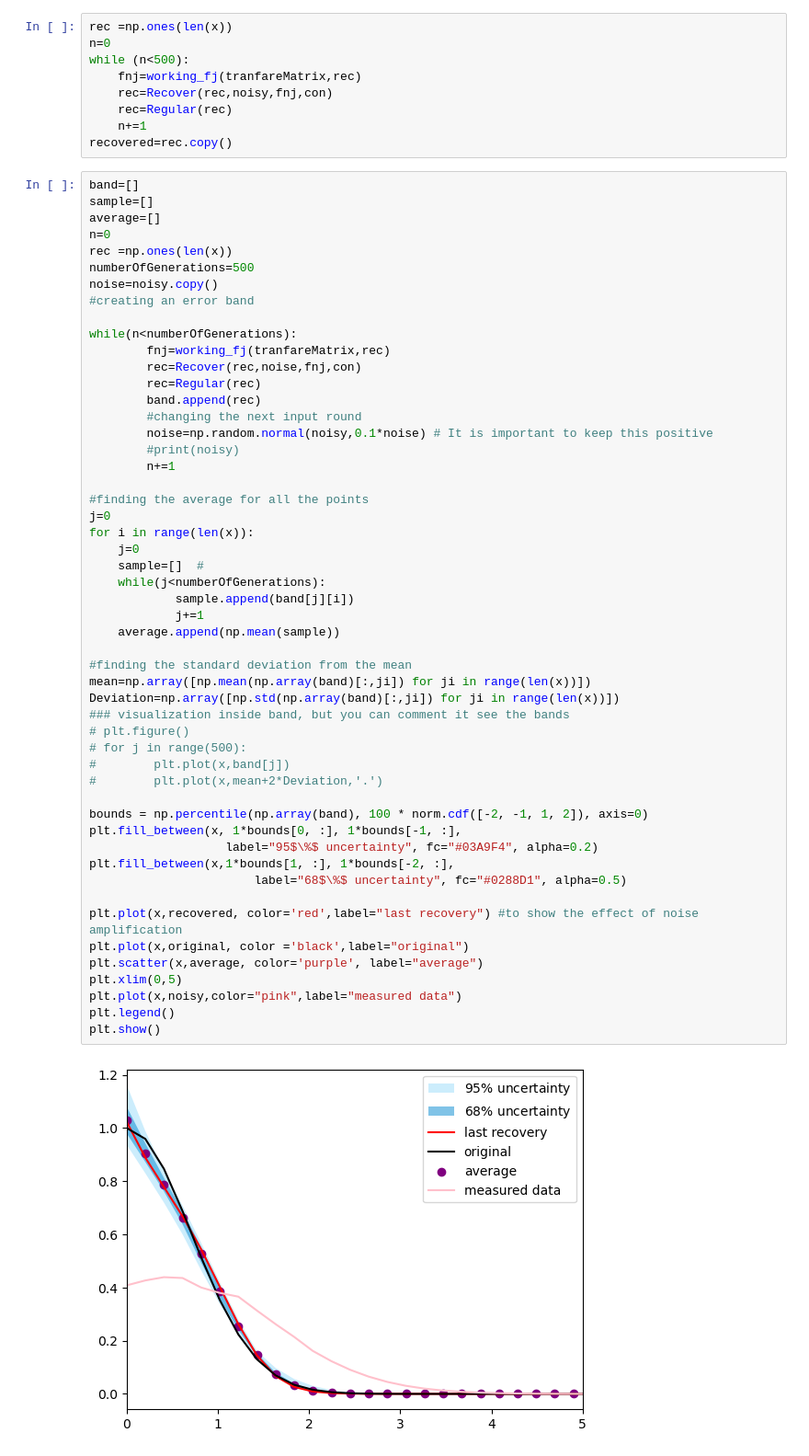
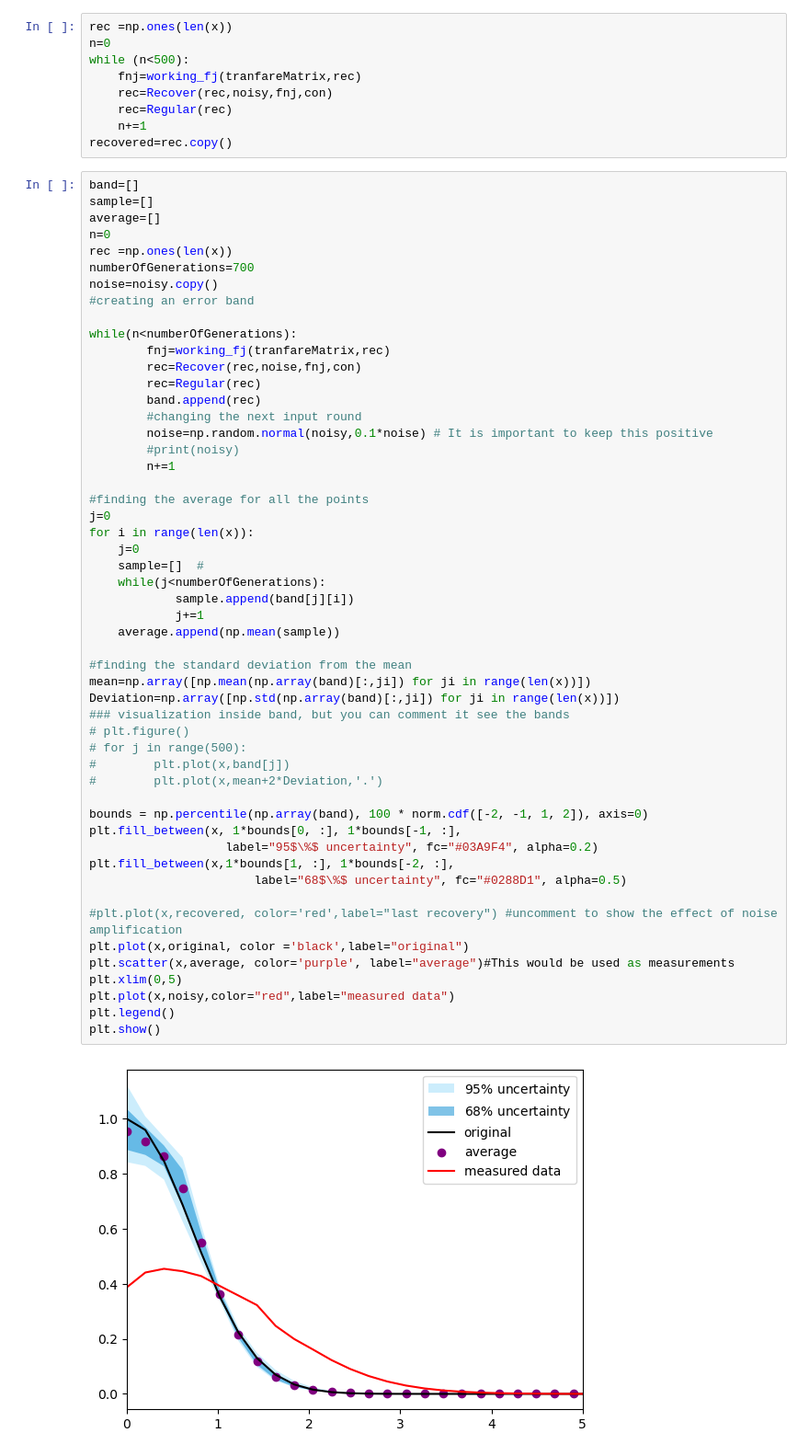
Before and after one commit to hidalgomudonhi/Deblurring, a Jupyter notebook: Deblurring with noise-Copy2.ipynb, the cells around one changed output. Shown at 92% size. Drawn from its saved outputs; the diff is of its cells as text.

Commit message:
graphing improvements
Using visualization colors that have better contrast and maintaining consistency in the code.

```diff
--- a/Deblurring with noise-Copy2.ipynb
+++ b/Deblurring with noise-Copy2.ipynb
@@ -121,7 +119,7 @@ sample=[]
 average=[]
 n=0
 rec =np.ones(len(x))
-numberOfGenerations=500
+numberOfGenerations=700
 noise=noisy.copy()
 #creating an error band
 
@@ -138,35 +136,35 @@ while(n<numberOfGenerations):
 #finding the average for all the points
 j=0
 for i in range(len(x)):
     j=0
     sample=[]  #
     while(j<numberOfGenerations):
             sample.append(band[j][i])
             j+=1
     average.append(np.mean(sample))
 
 #finding the standard deviation from the mean
 mean=np.array([np.mean(np.array(band)[:,ji]) for ji in range(len(x))])
 Deviation=np.array([np.std(np.array(band)[:,ji]) for ji in range(len(x))])
 ### visualization inside band, but you can comment it see the bands
 # plt.figure()
 # for j in range(500):
 #        plt.plot(x,band[j])
 #        plt.plot(x,mean+2*Deviation,'.')
 
 bounds = np.percentile(np.array(band), 100 * norm.cdf([-2, -1, 1, 2]), axis=0)
 plt.fill_between(x, 1*bounds[0, :], 1*bounds[-1, :],
                    label="95$\%$ uncertainty", fc="#03A9F4", alpha=0.2)
 plt.fill_between(x,1*bounds[1, :], 1*bounds[-2, :],
                        label="68$\%$ uncertainty", fc="#0288D1", alpha=0.5)
 
-plt.plot(x,recovered, color='red',label="last recovery") #to show the effect of noise amplification
+#plt.plot(x,recovered, color='red',label="last recovery") #uncomment to show the effect of noise amplification
 plt.plot(x,original, color ='black',label="original")
-plt.scatter(x,average, color='purple', label="average")
+plt.scatter(x,average, color='purple', label="average")#This would be used as measurements
 plt.xlim(0,5)
-plt.plot(x,noisy,color="pink",label="measured data")
+plt.plot(x,noisy,color="red",label="measured data")
 plt.legend()
 plt.show()
 # %% [output]
-[figure, old version]
+[figure, new version]
 # %%
```
Also changed, not shown: parts of 2 cells of this notebook.
